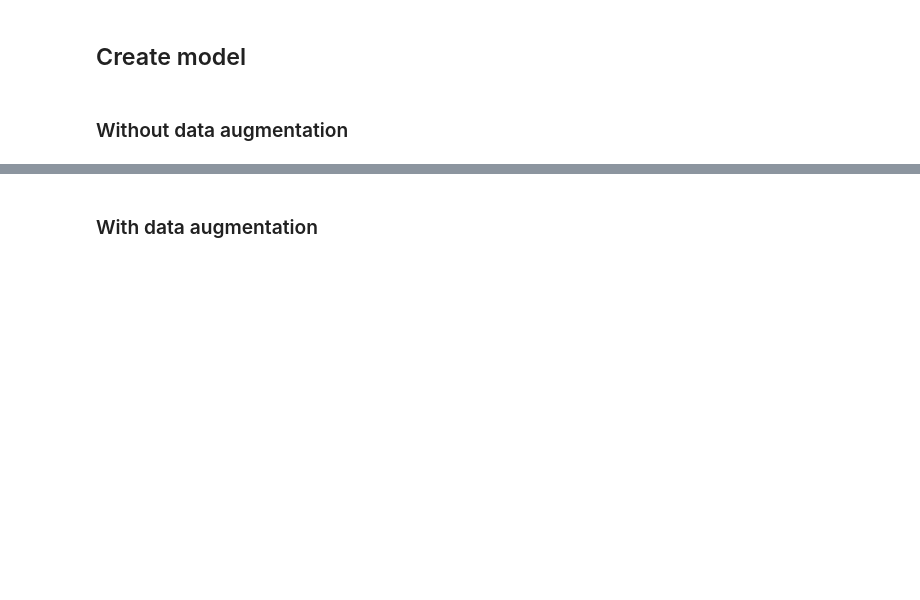
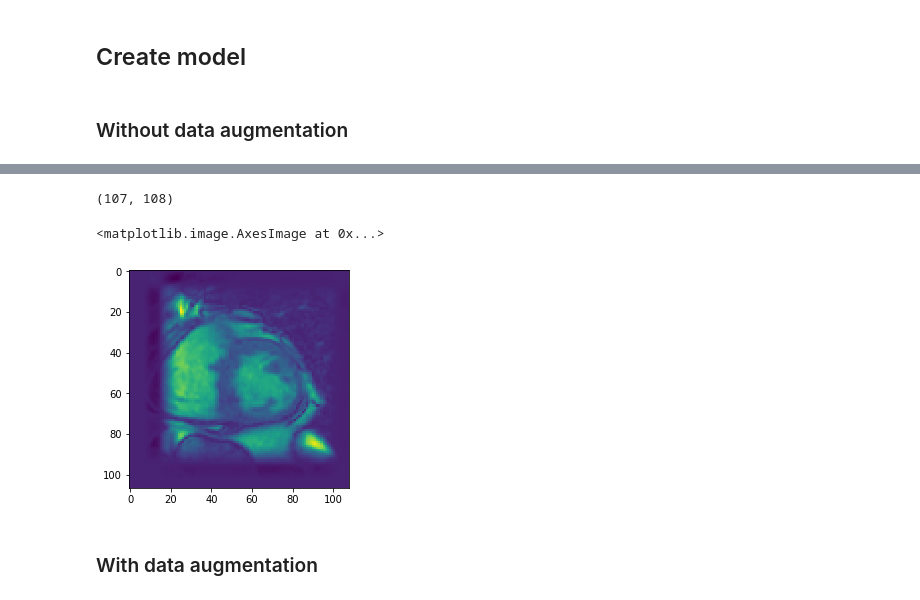
Before and after one commit to alexattia/Medical-Image-Analysis, a Jupyter notebook: CNN.ipynb, the cells around one changed output, grey strips where cells are left out. Cells and saved outputs as stored; diff of their text form; code cells hidden in the pictures; blank space fills up the shorter version.

```diff
--- a/CNN.ipynb
+++ b/CNN.ipynb
@@ -171,5 +173,28 @@ plt.xlabel('epochs')
 # %%
 y_pred = m.predict(X, batch_size=16)
+# %%
+j = 16
+# select one predicted ROI
+pred = y_pred[j].reshape((32,32))
+# select the non null pixels
+pos_pred = np.where(pred > 0.5)
+# create ROI from non null pixels (pos pred: not a square)
+mask_roi = get_roi(pred, np.array(t).reshape(len(t[0]), 2))
+# resize ROI to the original MR size
+mask_roi = cv2.resize(mask_roi, (256, 256), interpolation = cv2.INTERSECT_FULL)
+# %%
+# select the non null pixel to crop a ROI from original image
+pos_im = np.where(X_fullsize[j] * mask_roi > 0.5)
+contour2 = np.array(pos_im).reshape(len(pos_im[0]), 2)
+# select the correct square from the ROI
+Xmin, Xmax = contour2[:, 0].min(), contour2[:, 0].max()
+Ymin, Ymax = contour2[:, 1].min(), contour2[:, 1].max()
+print((X_fullsize[j] * mask_roi)[Xmin:Xmax, Ymin:Ymax].shape)
+plt.imshow((X_fullsize[j] * mask_roi)[Xmin:Xmax, Ymin:Ymax])
+# %% [output]
+(107, 108)
+<matplotlib.image.AxesImage at 0x...>
+[figure, added]
 # %% [markdown]
 ### With data augmentation
 # %%
```
Also changed, not shown: parts of 6 cells of this notebook.
